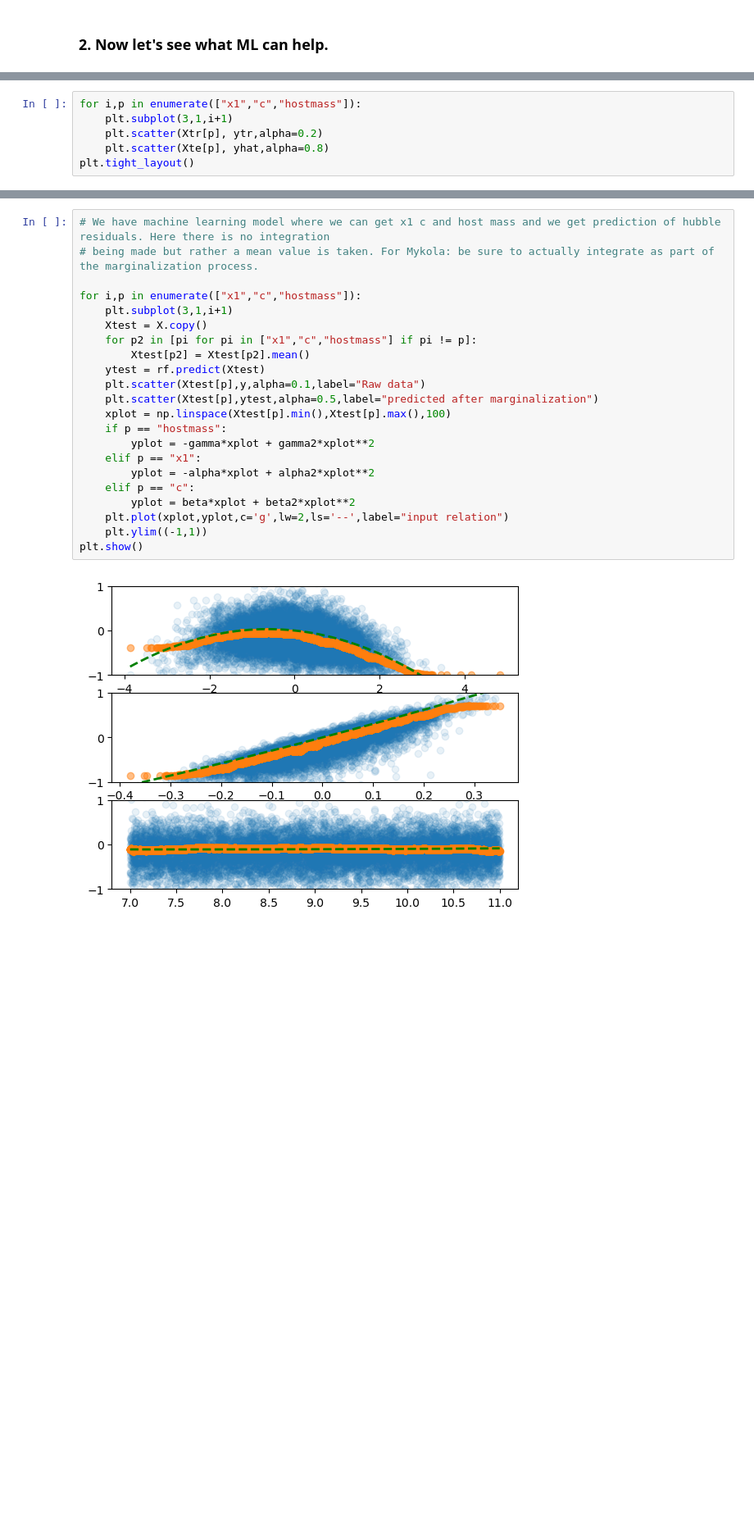
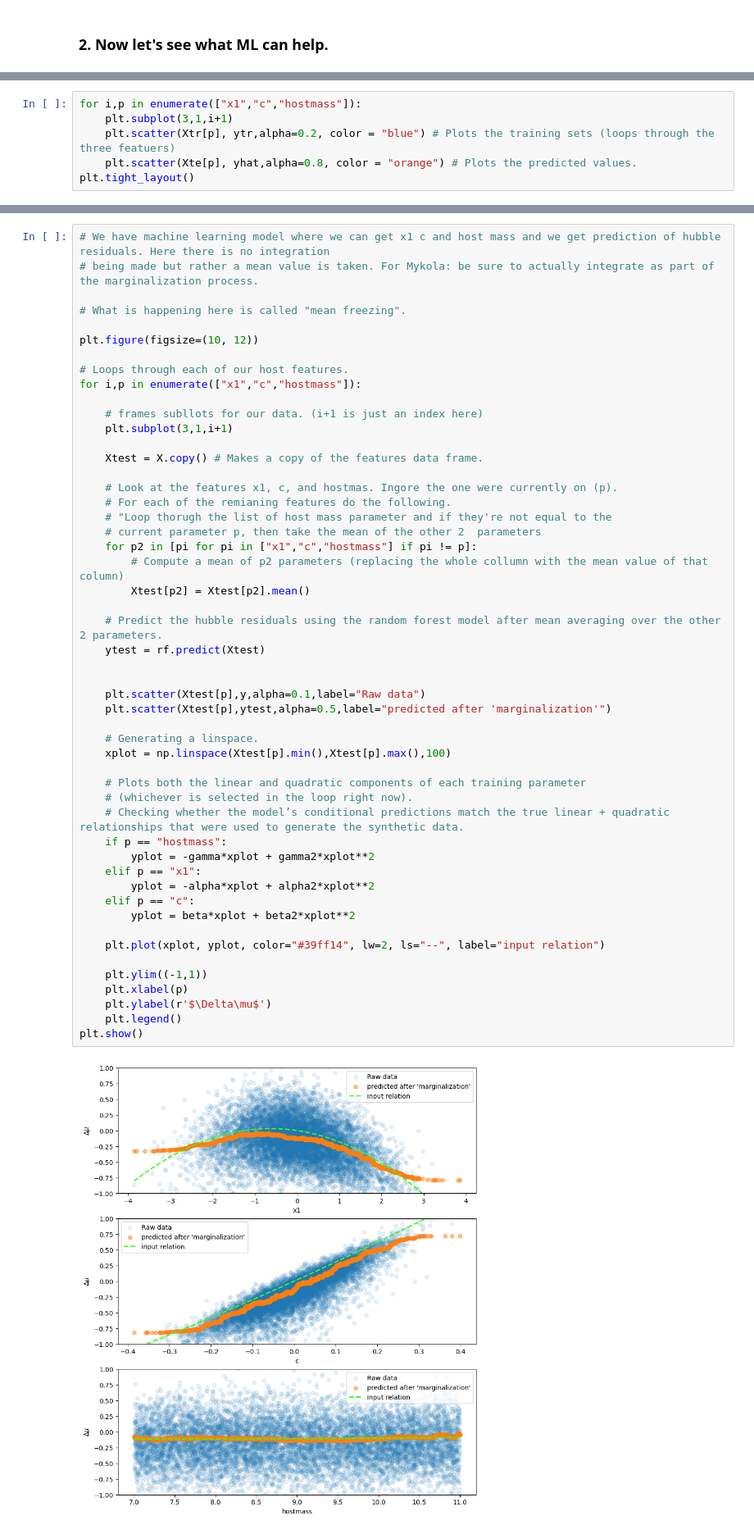
Before and after one commit to mwvgroup/myc21_first_paper, a Jupyter notebook: ZTF_DESI_ml_work/Mis Instructions on What to Do with the Paper.ipynb, the cells around one changed output, grey strips where cells are left out. Shown at 82% size. Cells and saved outputs as stored; diff of their text form; blank space fills up the shorter version.

Commit message:
Read over Mis Code in Order to Understand it Better

```diff
--- a/ZTF_DESI_ml_work/Mis Instructions on What to Do with the Paper.ipynb
+++ b/ZTF_DESI_ml_work/Mis Instructions on What to Do with the Paper.ipynb
@@ -103,7 +139,7 @@ array([0.21047733, 0.76266933, 0.02685335])
 # %%
 for i,p in enumerate(["x1","c","hostmass"]):
     plt.subplot(3,1,i+1)
-    plt.scatter(Xtr[p], ytr,alpha=0.2)
-    plt.scatter(Xte[p], yhat,alpha=0.8)
+    plt.scatter(Xtr[p], ytr,alpha=0.2, color = "blue") # Plots the training sets (loops through the three featuers)
+    plt.scatter(Xte[p], yhat,alpha=0.8, color = "orange") # Plots the predicted values.
 plt.tight_layout()
 # %% [output]
@@ -119,27 +155,56 @@ plt.show()
 # %%
 # We have machine learning model where we can get x1 c and host mass and we get prediction of hubble residuals. Here there is no integration
 # being made but rather a mean value is taken. For Mykola: be sure to actually integrate as part of the marginalization process.
 
+# What is happening here is called "mean freezing".
+
+plt.figure(figsize=(10, 12))
+
+# Loops through each of our host features.
 for i,p in enumerate(["x1","c","hostmass"]):
+
+    # frames subllots for our data. (i+1 is just an index here)
     plt.subplot(3,1,i+1)
-    Xtest = X.copy()
+
+    Xtest = X.copy() # Makes a copy of the features data frame.
+
+    # Look at the features x1, c, and hostmas. Ingore the one were currently on (p).
+    # For each of the remianing features do the following.
+    # "Loop thorugh the list of host mass parameter and if they're not equal to the
+    # current parameter p, then take the mean of the other 2  parameters
     for p2 in [pi for pi in ["x1","c","hostmass"] if pi != p]:
+        # Compute a mean of p2 parameters (replacing the whole collumn with the mean value of that column)
         Xtest[p2] = Xtest[p2].mean()
+
+    # Predict the hubble residuals using the random forest model after mean averaging over the other 2 parameters.
     ytest = rf.predict(Xtest)
+
+
     plt.scatter(Xtest[p],y,alpha=0.1,label="Raw data")
-    plt.scatter(Xtest[p],ytest,alpha=0.5,label="predicted after marginalization")
+    plt.scatter(Xtest[p],ytest,alpha=0.5,label="predicted after 'marginalization'")
+
+    # Generating a linspace.
     xplot = np.linspace(Xtest[p].min(),Xtest[p].max(),100)
+
+    # Plots both the linear and quadratic components of each training parameter
+    # (whichever is selected in the loop right now).
+    # Checking whether the model’s conditional predictions match the true linear + quadratic relationships that were used to generate the synthetic data.
     if p == "hostmass":
         yplot = -gamma*xplot + gamma2*xplot**2
     elif p == "x1":
         yplot = -alpha*xplot + alpha2*xplot**2
     elif p == "c":
         yplot = beta*xplot + beta2*xplot**2
-    plt.plot(xplot,yplot,c='g',lw=2,ls='--',label="input relation")
+
+    plt.plot(xplot, yplot, color="#39ff14", lw=2, ls="--", label="input relation")
+
     plt.ylim((-1,1))
+    plt.xlabel(p)
+    plt.ylabel(r'$\Delta\mu$')
+    plt.legend()
 plt.show()
 # %% [output]
-[figure, old version]
+[figure, new version]
 # %%
 # Make sure to do this as well.
 
```
Also changed, not shown: parts of 12 cells of this notebook.
